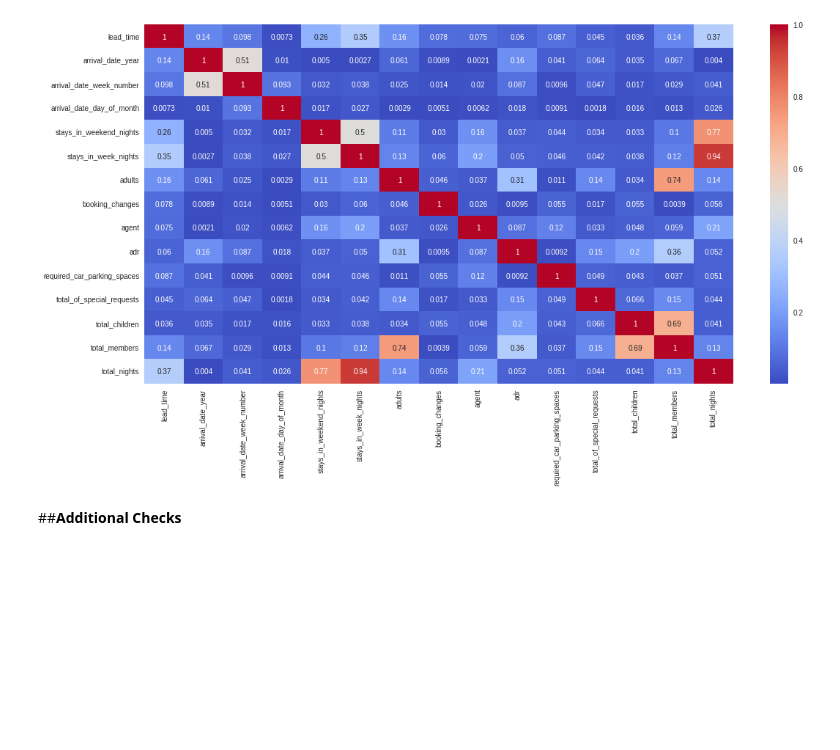
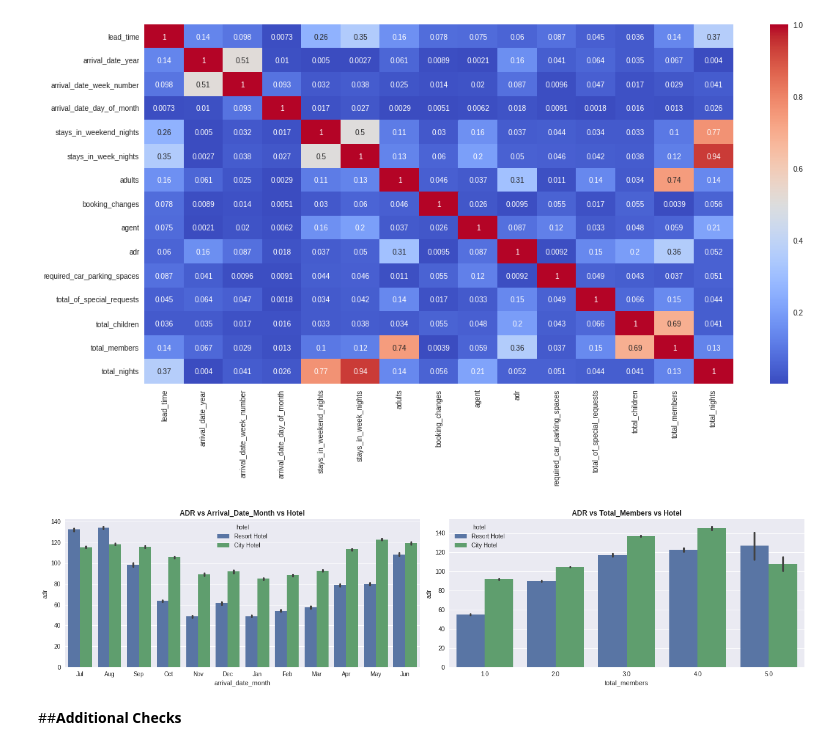
Before and after one commit to dhiru-c/CAPSTONE_PROJECT-HOTEL-BOOKING-ANALYSIS, a Jupyter notebook: Hotel_Booking_Analysis_Capstone_Project.ipynb, the cells around one changed output. Drawn from its saved outputs; the diff is of its cells as text; code cells hidden in the pictures; blank space fills up the shorter version.

```diff
--- a/Hotel_Booking_Analysis_Capstone_Project.ipynb
+++ b/Hotel_Booking_Analysis_Capstone_Project.ipynb
@@ -316,6 +359,16 @@ sns.heatmap(abs(new_df.corr()), annot=True, cmap='coolwarm')
 # %% [output]
 <matplotlib.axes._subplots.AxesSubplot at 0x...>
 [figure]
+# %%
+# ADR based on aarival_month and total_members for both hotels
+plt.figure(figsize=(18,r*4))
+for n,col in enumerate(['arrival_date_month','total_members']):
+  plot = plt.subplot(r,2,n+1)
+  sns.barplot(x=col, y='adr', hue='hotel', dodge=True, data=new_df)
+  plt.title(f'ADR vs {col.title()} vs Hotel', weight='bold')
+  plt.tight_layout()
+# %% [output]
+[figure, added]
 # %% [markdown]
 ##**Additional Checks**
 # %%
```
Also changed, not shown: parts of 8 cells of this notebook.
